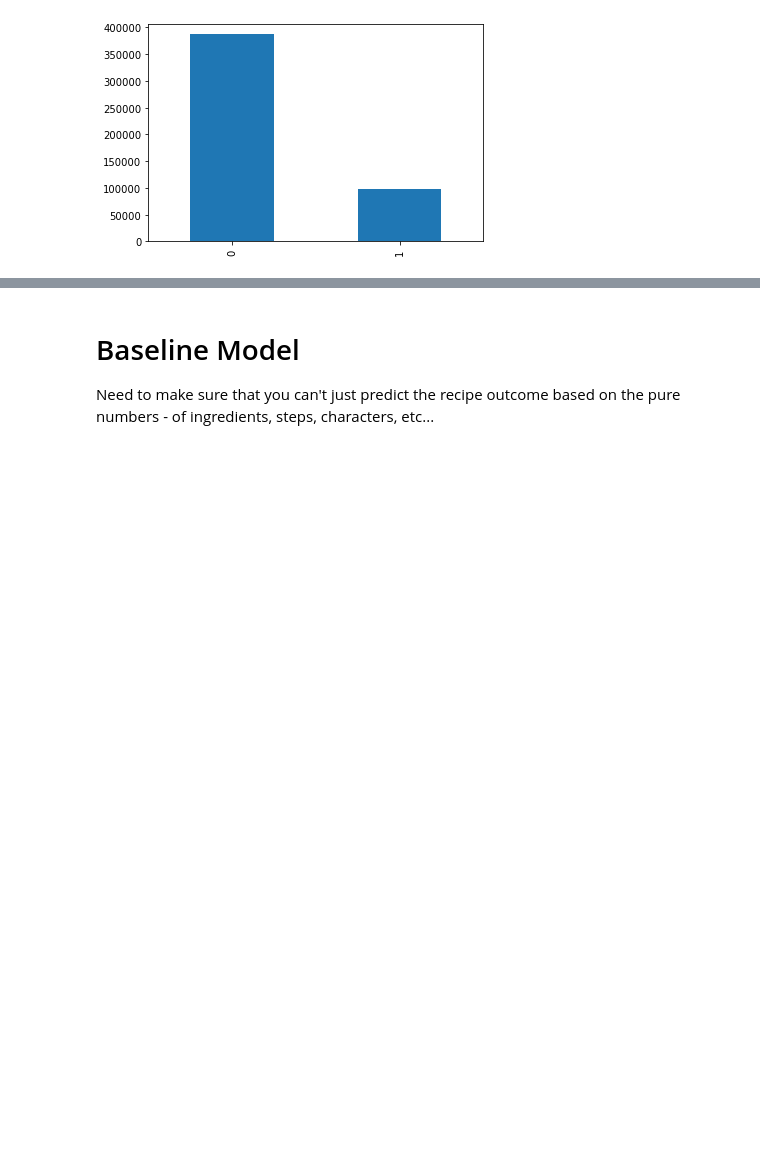
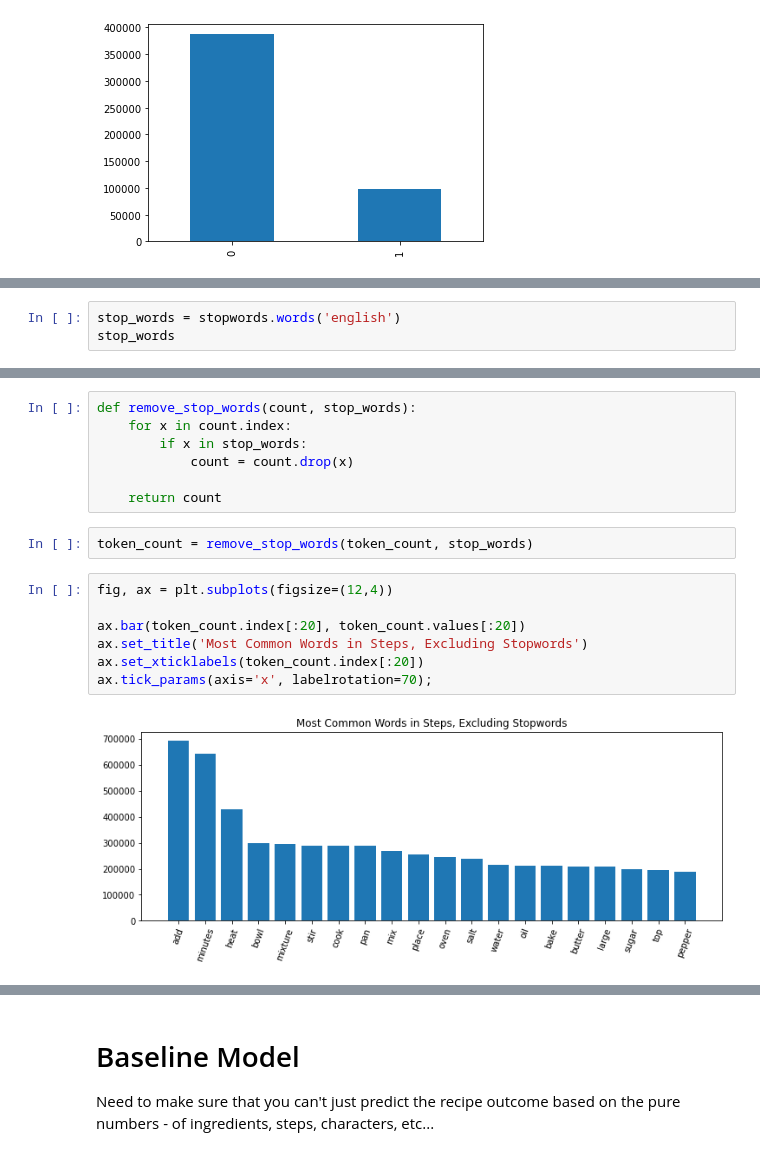
Before and after one commit to AJMarshall-25/NLP_Recipe_Analysis, a Jupyter notebook: EDA.ipynb, the cells around one changed output, grey strips where cells are left out. Cells and saved outputs as stored; diff of their text form; blank space fills up the shorter version.

```diff
--- a/EDA.ipynb
+++ b/EDA.ipynb
@@ -222,0 +284,3 @@ df.target.value_counts().plot(kind ='bar')
+# %%
+stop_words = stopwords.words('english')
+stop_words
@@ -222,0 +305,18 @@ df.target.value_counts().plot(kind ='bar')
+# %%
+def remove_stop_words(count, stop_words):
+    for x in count.index:
+        if x in stop_words:
+            count = count.drop(x)
+
+    return count
+# %%
+token_count = remove_stop_words(token_count, stop_words)
+# %%
+fig, ax = plt.subplots(figsize=(12,4))
+
+ax.bar(token_count.index[:20], token_count.values[:20])
+ax.set_title('Most Common Words in Steps, Excluding Stopwords')
+ax.set_xticklabels(token_count.index[:20])
+ax.tick_params(axis='x', labelrotation=70);
+# %% [output]
+[figure, added]
```
Also changed, not shown: parts of 34 cells of this notebook, 1 other file.
